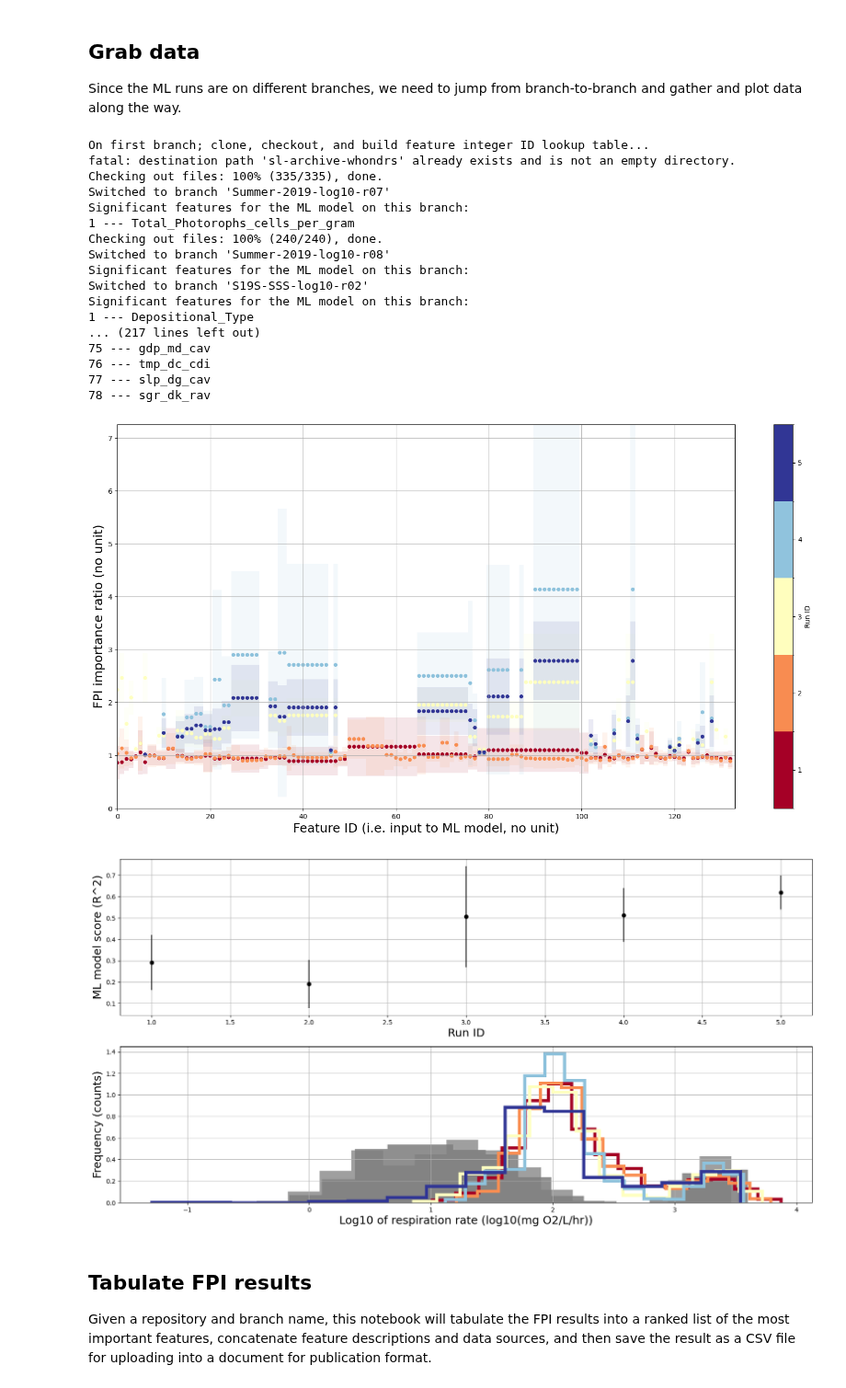
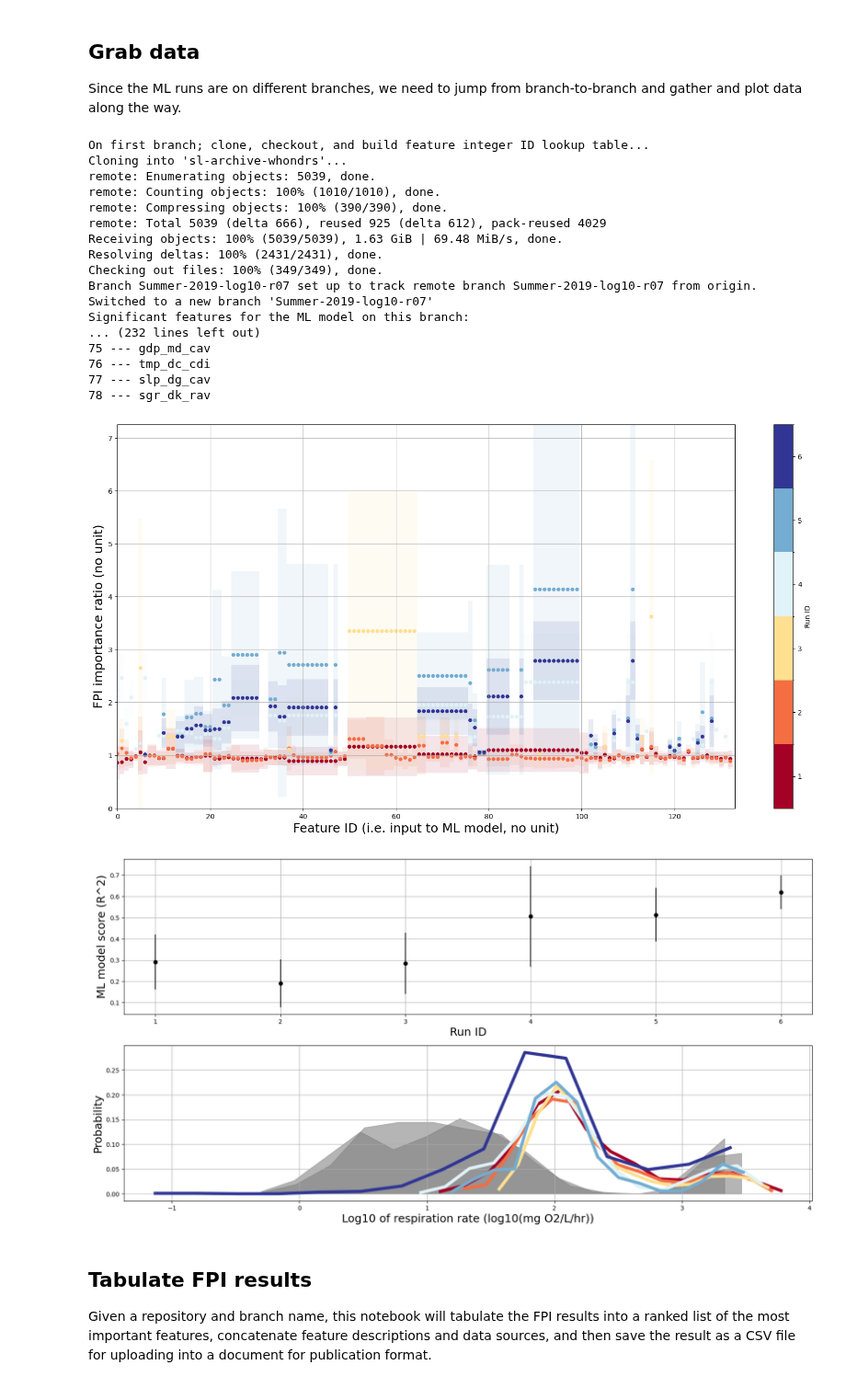
Before and after one commit to parallelworks/sl-archive-whondrs, a Jupyter notebook: examples/fig04-05-06-ML-results.ipynb, the cells around one changed output. Shown at 92% size. Cells and saved outputs as stored; diff of their text form; code cells hidden in the pictures.

```diff
--- a/examples/fig04-05-06-ML-results.ipynb
+++ b/examples/fig04-05-06-ML-results.ipynb
@@ -78,6 +80,10 @@ Since the ML runs are on different branches, we need to jump from branch-to-bran
 #       from duplicate data points in training set due to duplicate NPOC data.
 #       This issue has been resolved moving forward.
 # r08 - repeat r07 but with FPI cutoff = 0.9
+# r09 - FPI cutoff = 0.7, using merged list of the top 20 features of r07
+#       and r08 -> 29 total features (of which two are 1hot -> the one hot
+#       "channels" count as extra features, so the "true" feature count is
+#       33 total, including the 1hot channels.
 
 # Merged S19S-SSS data: S19S-SSS-log10-rXX branches
 # S19S-SSS-log10-r01 - merged S19S-SSS data with no FTICR, all 145 input vars, FPI cutoff = 0.7
@@ -93,6 +99,7 @@ Since the ML runs are on different branches, we need to jump from branch-to-bran
 list_branches = [
     'Summer-2019-log10-r07',
     'Summer-2019-log10-r08',
+    'Summer-2019-log10-r09',
     'S19S-SSS-log10-r02',
     'S19S-SSS-log10-extrap-r01',
     'S19S-SSS-nolog-extrap-r01'
@@ -331,63 +338,91 @@ plt.ylabel('FPI importance ratio (no unit)', fontsize=18)
 plt.savefig('fig06-FPI-summary.pdf')
 # %% [output]
 On first branch; clone, checkout, and build feature integer ID lookup table...
-fatal: destination path 'sl-archive-whondrs' already exists and is not an empty directory.
-Checking out files: 100% (335/335), done.
-Switched to branch 'Summer-2019-log10-r07'
+Cloning into 'sl-archive-whondrs'...
+remote: Enumerating objects: 5039, done.
+remote: Counting objects: 100% (1010/1010), done.
+remote: Compressing objects: 100% (390/390), done.
+remote: Total 5039 (delta 666), reused 925 (delta 612), pack-reused 4029
+Receiving objects: 100% (5039/5039), 1.63 GiB | 69.48 MiB/s, done.
+Resolving deltas: 100% (2431/2431), done.
+Checking out files: 100% (349/349), done.
+Branch Summer-2019-log10-r07 set up to track remote branch Summer-2019-log10-r07 from origin.
+Switched to a new branch 'Summer-2019-log10-r07'
 Significant features for the ML model on this branch:
-1 --- Total_Photorophs_cells_per_gram
-Checking out files: 100% (240/240), done.
-Switched to branch 'Summer-2019-log10-r08'
-Significant features for the ML model on this branch:
-Switched to branch 'S19S-SSS-log10-r02'
-Significant features for the ML model on this branch:
-1 --- Depositional_Type
-... (217 lines left out)
+... (232 lines left out)
 75 --- gdp_md_cav
 76 --- tmp_dc_cdi
 77 --- slp_dg_cav
 78 --- sgr_dk_rav
-[figure, old version]
+[figure, new version]
 # %%
 # Set up side-by-side plot
 fig, (ax0, ax1)  = plt.subplots(2,1,figsize=(20,10))
 
 # Plot progression of model score with training attempt
 ax0.errorbar(model_scores.index+1, model_scores['hold-out-avg'],yerr=model_scores['hold-out-std'], fmt='ko')
 ax0.grid()
 ax0.set_xlabel('Run ID', fontsize=18)
 ax0.set_ylabel('ML model score (R^2)', fontsize=18)
 
 # Plot progression of histograms (for bias) with training attempt
 nbin = 15
 for bb,branch in enumerate(list_branches):
+
+    #======================================================
     # Histogram for training set truth reference
-    n, bins, patches = ax1.hist(
-            np.log10(np.abs(train_hist_df_list[list_branches.index(branch)]['Normalized_Respiration_Rate_mg_DO_per_H_per_L_sediment'])),
-            nbin, density=True, histtype="stepfilled", linestyle=('dashed'), color=('gray'), alpha=0.5)
+    #======================================================
+    counts, bins = np.histogram(np.log10(np.abs(
+        train_hist_df_list[list_branches.index(branch)][
+            'Normalized_Respiration_Rate_mg_DO_per_H_per_L_sediment'])), bins=nbin)
 
+    # Find the center of each bin
+    # Divide number of counts in each bin by total number of counts => probability
+    ax1.fill_between((bins[:-1]+bins[1:])/2,0,counts/np.sum(counts), color=('gray'), alpha=0.25)
+
+    # This creates a plot with the same shape, but it's not clear to me what
+    # exactly is being plotted - normalized counts maybe? Matplotlib docs do
+    # not specify, so use more direct approach, above.
+    #n, bins, patches = ax1.hist(
+    #        np.log10(np.abs(train_hist_df_list[list_branches.index(branch)]['Normalized_Respiration_Rate_mg_DO_per_H_per_L_sediment'])),
+    #        nbin, density=True, histtype="stepfilled", linestyle=('dashed'), color=('gray'), alpha=0.5)
+
+    #======================================================
     # Histogram for predictions
+    #======================================================
+
+    counts, bins = np.histogram(np.log10(np.abs(
+        predict_all_hist_df_list[list_branches.index(branch)][
+            'Normalized_Respiration_Rate_mg_DO_per_H_per_L_sediment'])), bins=nbin)
+
+    # Find the center of each bin
+    # Divide number of counts in each bin by total number of counts => probability
+    ax1.plot(
+        (bins[:-1]+bins[1:])/2,
+        counts/np.sum(counts),
+        linestyle=('solid'), color=cmap(((bb+1) - 1)/(len(list_branches) - 1)), linewidth=5, alpha=1.0)
+
     # These histograms are much rougher - they correspond to the average values predicted by the
     # ensemble of SuperLearners - a smaller number of data points and also more concentrated
     # histogram.
     #n, bins, patches = ax1.hist(
     #        np.log10(np.abs(predict_avg_hist_df_list[list_branches.index(branch)]['Normalized_Respiration_Rate_mg_DO_per_H_per_L_sediment'].dropna())),
     #        nbin, density=True, histtype="step", linestyle=('solid'), color=cmap(((bb+1) - 1)/(len(list_branches) - 1)), linewidth=5, alpha=1.0)
 
-    # This histograms are much smoother and more spread out - they corrrespond to all the values predicted by
+    # These histograms are much smoother and more spread out - they corrrespond to all the values predicted by
     # the SuperLearners, not averaged together into a single value. So there are 10x more
     # data points. Since both histograms overlap pretty well, use these instead?
-    n, bins, patches = ax1.hist(
-            np.log10(np.abs(predict_all_hist_df_list[list_branches.index(branch)]['Normalized_Respiration_Rate_mg_DO_per_H_per_L_sediment'].dropna())),
-            nbin, density=True, histtype="step", linestyle=('solid'), color=cmap(((bb+1) - 1)/(len(list_branches) - 1)), linewidth=5, alpha=1.0)
+    #n, bins, patches = ax1.hist(
+    #        np.log10(np.abs(predict_all_hist_df_list[list_branches.index(branch)]['Normalized_Respiration_Rate_mg_DO_per_H_per_L_sediment'].dropna())),
+    #        nbin, density=True, histtype="step", linestyle=('solid'), color=cmap(((bb+1) - 1)/(len(list_branches) - 1)), linewidth=5, alpha=1.0)
 
 ax1.grid()
-ax1.set_ylabel('Frequency (counts)', fontsize=18)
+ax1.set_ylabel('Probability', fontsize=18)
 ax1.set_xlabel('Log10 of respiration rate (log10(mg O2/L/hr))', fontsize=18)
 
 plt.savefig('fig05-ML-summary.pdf')
 # %% [output]
-[figure, old version]
+[figure, new version]
 # %% [markdown]
 ## Tabulate FPI results
 
```
Also changed, not shown: parts of 1 cell of this notebook, 2 other files.
